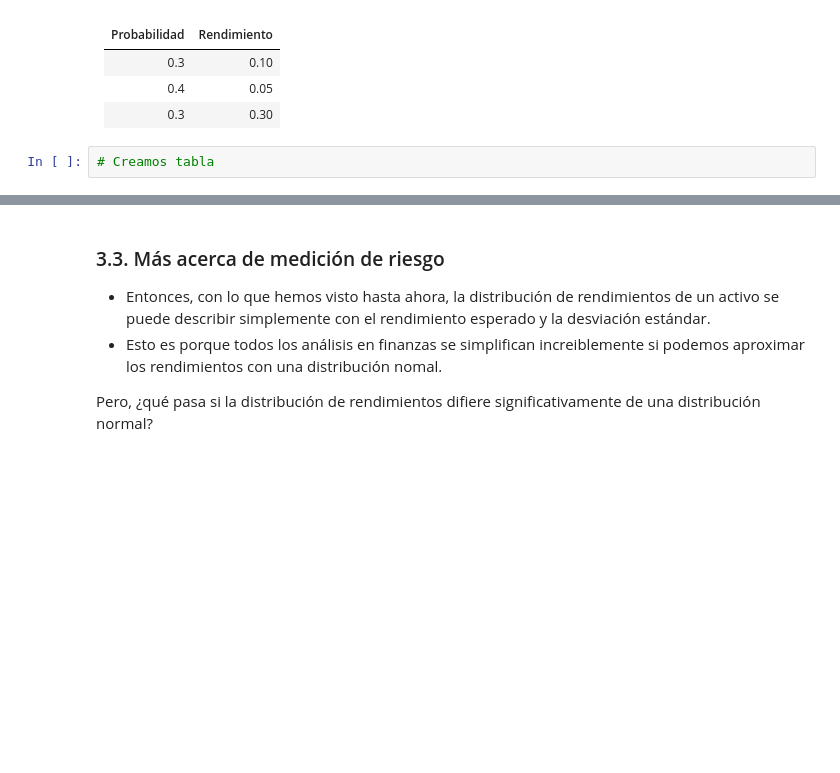
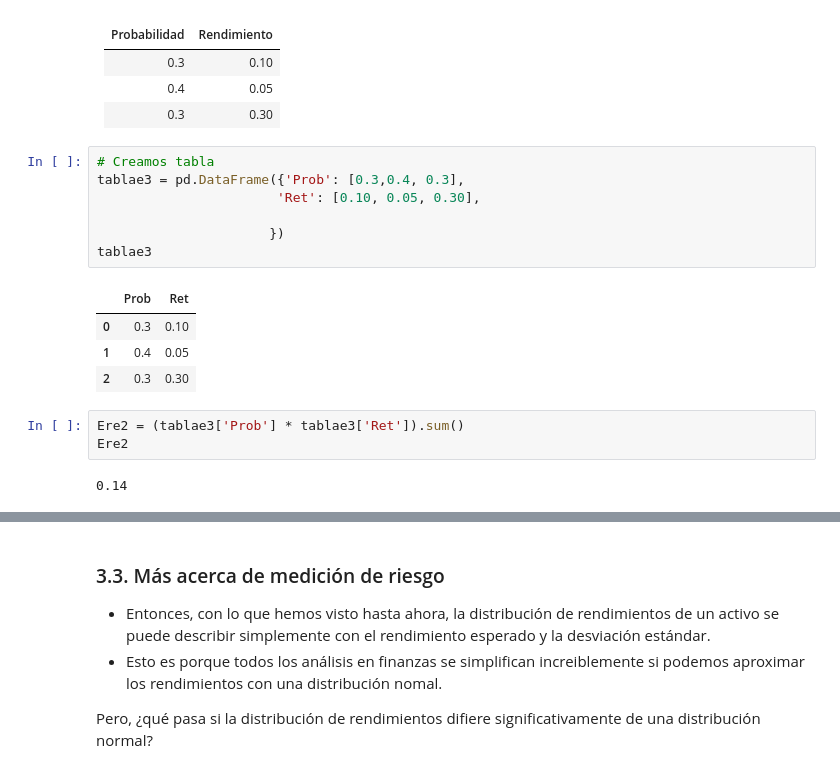
Before and after one commit to Carolina1002/porinvo2020, a Jupyter notebook: Modulo1/Clase3_RentRiesgo.ipynb, the cells around one changed output, grey strips where cells are left out. Cells and saved outputs as stored; diff of their text form; blank space fills up the shorter version.

```diff
--- a/Modulo1/Clase3_RentRiesgo.ipynb
+++ b/Modulo1/Clase3_RentRiesgo.ipynb
@@ -352,5 +407,20 @@ Calcular, para cada activo, su rendimiento esperado y volatilidad.
 | 0.3          | 0.10        |
 | 0.4          | 0.05        |
 | 0.3          | 0.30        |
-# %%
-# Creamos tabla
+# %%
+# Creamos tabla
+tablae3 = pd.DataFrame({'Prob': [0.3,0.4, 0.3],
+                       'Ret': [0.10, 0.05, 0.30],
+
+                      })
+tablae3
+# %% [output]
+|  | Prob | Ret |
+| 0 | 0.3 | 0.10 |
+| 1 | 0.4 | 0.05 |
+| 2 | 0.3 | 0.30 |
+# %%
+Ere2 = (tablae3['Prob'] * tablae3['Ret']).sum()
+Ere2
+# %% [output]
+0.14
```
Also changed, not shown: parts of 12 cells of this notebook, 1 other file.
